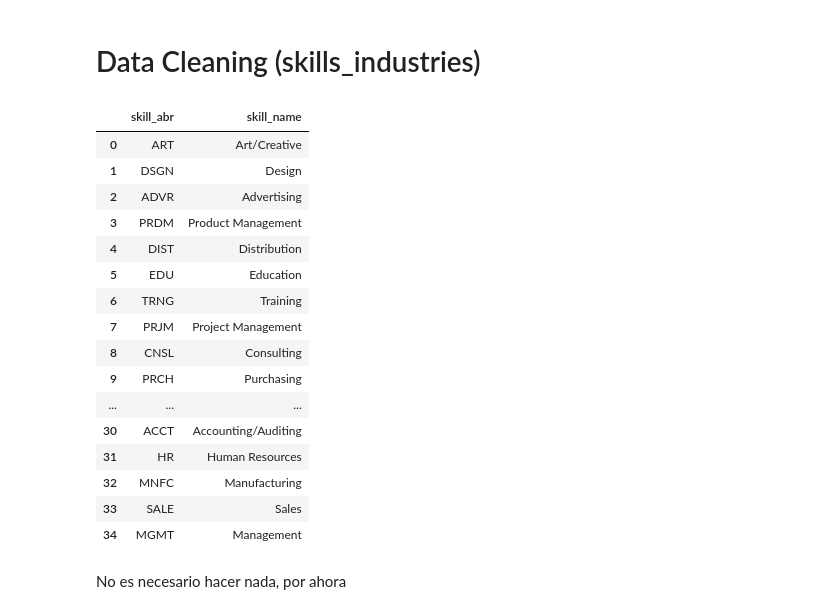
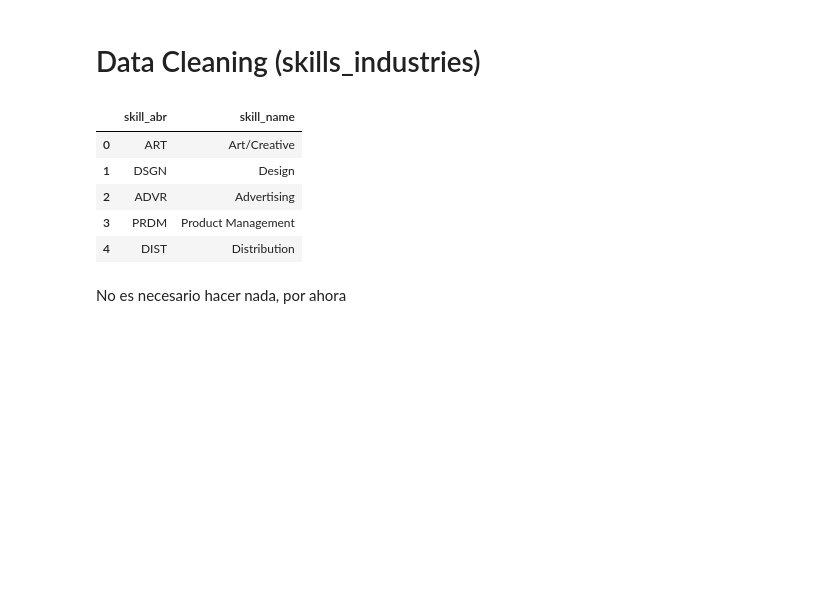
Before and after one commit to SEBASBELMOS/LinkedIn-Jobs-Posting, a Jupyter notebook: notebooks/03_clean_transform.ipynb, the cells around one changed output. Drawn from its saved outputs; the diff is of its cells as text; code cells hidden in the pictures; blank space fills up the shorter version.

```diff
--- a/notebooks/03_clean_transform.ipynb
+++ b/notebooks/03_clean_transform.ipynb
@@ -423,25 +373,14 @@ dtype: int64
 # %% [markdown]
 # Data Cleaning (skills_industries)
 # %%
-skills_industries_df
+skills_industries_df.head()
 # %% [output]
 |  | skill_abr | skill_name |
 | 0 | ART | Art/Creative |
 | 1 | DSGN | Design |
 | 2 | ADVR | Advertising |
 | 3 | PRDM | Product Management |
 | 4 | DIST | Distribution |
-| 5 | EDU | Education |
-| 6 | TRNG | Training |
-| 7 | PRJM | Project Management |
-| 8 | CNSL | Consulting |
-| 9 | PRCH | Purchasing |
-| ... | ... | ... |
-| 30 | ACCT | Accounting/Auditing |
-| 31 | HR | Human Resources |
-| 32 | MNFC | Manufacturing |
-| 33 | SALE | Sales |
-| 34 | MGMT | Management |
 # %% [markdown]
 No es necesario hacer nada, por ahora
 # %% [markdown]
```
Also changed, not shown: parts of 15 cells of this notebook, 2 other files.
